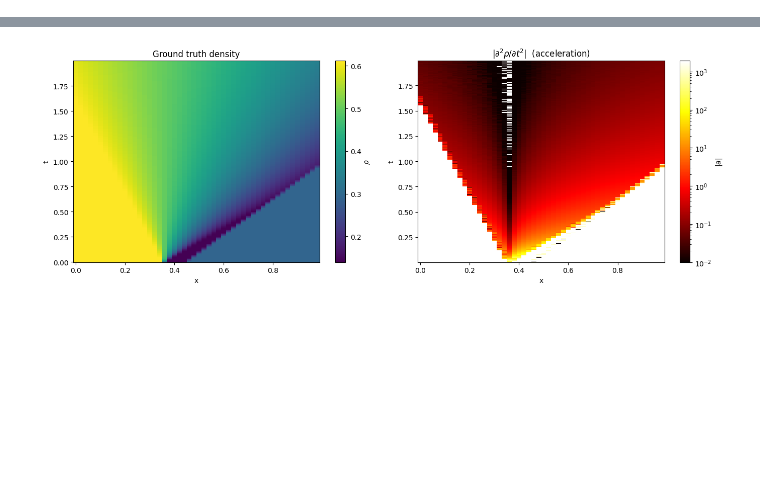
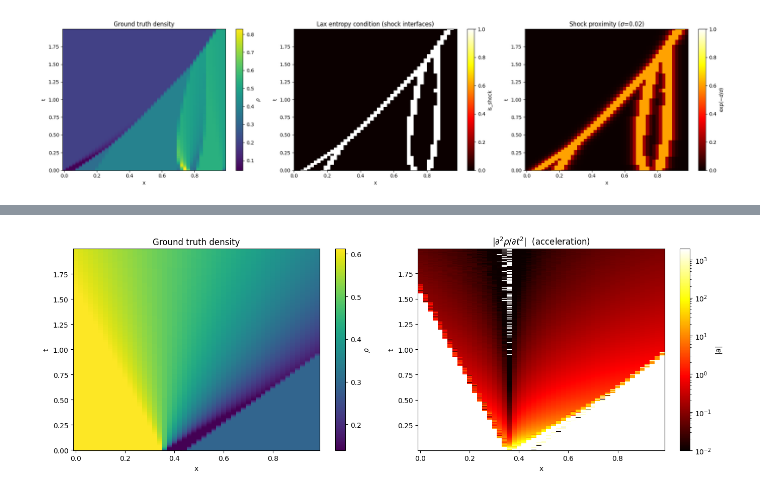
Before and after one commit to mchami02/saint-venant, a Jupyter notebook: wavefront_learning/notebooks/visualize_losses.ipynb, the cells around one changed output, grey strips where cells are left out. Saved outputs shown, nothing was run; the diff lists cells and outputs as text; code cells hidden in the pictures; blank space fills up the shorter version.

```diff
--- a/wavefront_learning/notebooks/visualize_losses.ipynb
+++ b/wavefront_learning/notebooks/visualize_losses.ipynb
@@ -12,10 +12,10 @@ from data.data_processing import get_nfv_dataset, preprocess_wavefront_data
 # Grid parameters
 nx, nt = 50, 500
 dx, dt = 0.02, 0.004
-max_steps = 3  # number of pieces in piecewise-constant IC
+max_steps = 10  # number of pieces in piecewise-constant IC
 
 np.random.seed(42)
-grids = get_nfv_dataset(
+grids, ic_xs, ic_ks = get_nfv_dataset(
     n_samples=5, nx=nx, nt=nt, dx=dx, dt=dt,
     max_steps=max_steps, only_shocks=False,
 )
@@ -39,0 +40,85 @@ Density range: [0.139, 0.612]
+# %%
+"""Cell 6: Entropy condition + shock proximity vs ground truth.
+
+Three-column visualisation:
+  1. Ground truth density
+  2. Lax entropy condition  (is_shock boolean at interfaces)
+  3. Shock proximity field   exp(-dist_to_nearest_shock / sigma)
+"""
+
+from data.data_processing import compute_shock_proximity
+from losses.flux import greenshields_flux_derivative, compute_shock_speed
+
+# Pick one sample
+sample_idx = 3
+input_data, target_grid = processed[sample_idx]  # target_grid: (1, nt, nx)
+grid = target_grid.squeeze(0)  # (nt, nx)
+
+# Coordinate arrays for plotting
+x = np.arange(nx) * dx
+t = np.arange(nt) * dt
+
+# --- Entropy condition at every interface ---
+rho_left = grid[:, :-1].numpy()   # (nt, nx-1)
+rho_right = grid[:, 1:].numpy()   # (nt, nx-1)
+
+char_left = 1.0 - 2.0 * rho_left
+char_right = 1.0 - 2.0 * rho_right
+shock_speed = 1.0 - rho_left - rho_right
+
+is_shock = (char_left > shock_speed) & (shock_speed > char_right)  # (nt, nx-1)
+
+from scipy import ndimage
+min_component_size = 5
+labeled, num_features = ndimage.label(is_shock)
+for i in range(1, num_features + 1):
+    if (labeled == i).sum() < min_component_size:
+        is_shock[labeled == i] = False
+
+
+# Interface midpoint x-coordinates
+x_mid = (x[:-1] + x[1:]) / 2  # (nx-1,)
+
+# --- Shock proximity field ---
+sigma = 0.02
+proximity = compute_shock_proximity(grid.numpy(), dx, sigma)  # (1, nt, nx)
+proximity_2d = proximity.squeeze(0).numpy()  # (nt, nx)
+
+# --- Plot: 3 columns ---
+fig, axes = plt.subplots(1, 3, figsize=(20, 5))
+
+# 1) Ground truth density
+im0 = axes[0].pcolormesh(x, t, grid.numpy(), shading="auto", cmap="viridis")
+axes[0].set_xlabel("x")
+axes[0].set_ylabel("t")
+axes[0].set_title("Ground truth density")
+fig.colorbar(im0, ax=axes[0], label=r"$\rho$")
+
+# 2) Entropy condition (boolean shock mask)
+im1 = axes[1].pcolormesh(
+    x_mid, t, is_shock.astype(float),
+    shading="auto", cmap="hot", vmin=0, vmax=1,
+)
+axes[1].set_xlabel("x")
+axes[1].set_ylabel("t")
+axes[1].set_title("Lax entropy condition (shock interfaces)")
+fig.colorbar(im1, ax=axes[1], label="is_shock")
+
+# 3) Shock proximity field
+im2 = axes[2].pcolormesh(
+    x, t, proximity_2d,
+    shading="auto", cmap="hot", vmin=0, vmax=1,
+)
+axes[2].set_xlabel("x")
+axes[2].set_ylabel("t")
+axes[2].set_title(rf"Shock proximity ($\sigma$={sigma})")
+fig.colorbar(im2, ax=axes[2], label=r"$\exp(-d/\sigma)$")
+
+fig.tight_layout()
+plt.show()
+
+print(f"Entropy shocks detected: {is_shock.sum()} interfaces out of {is_shock.size}")
+print(f"Proximity range: [{proximity_2d.min():.4f}, {proximity_2d.max():.4f}]")
+print(f"Proximity sigma: {sigma}")
+# %% [output]
+[figure, added]
```
Also changed, not shown: parts of 4 cells of this notebook, 1 other file.
